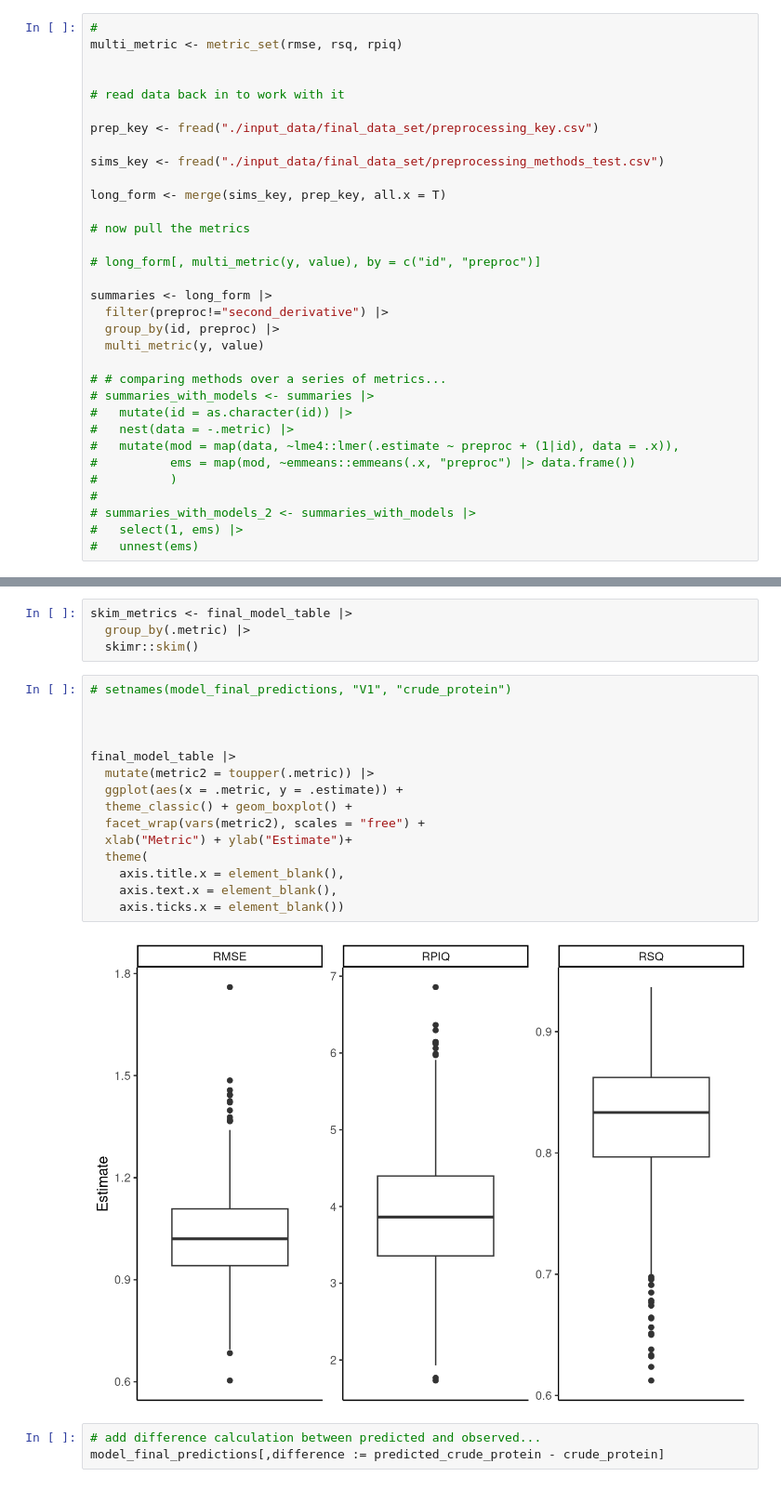
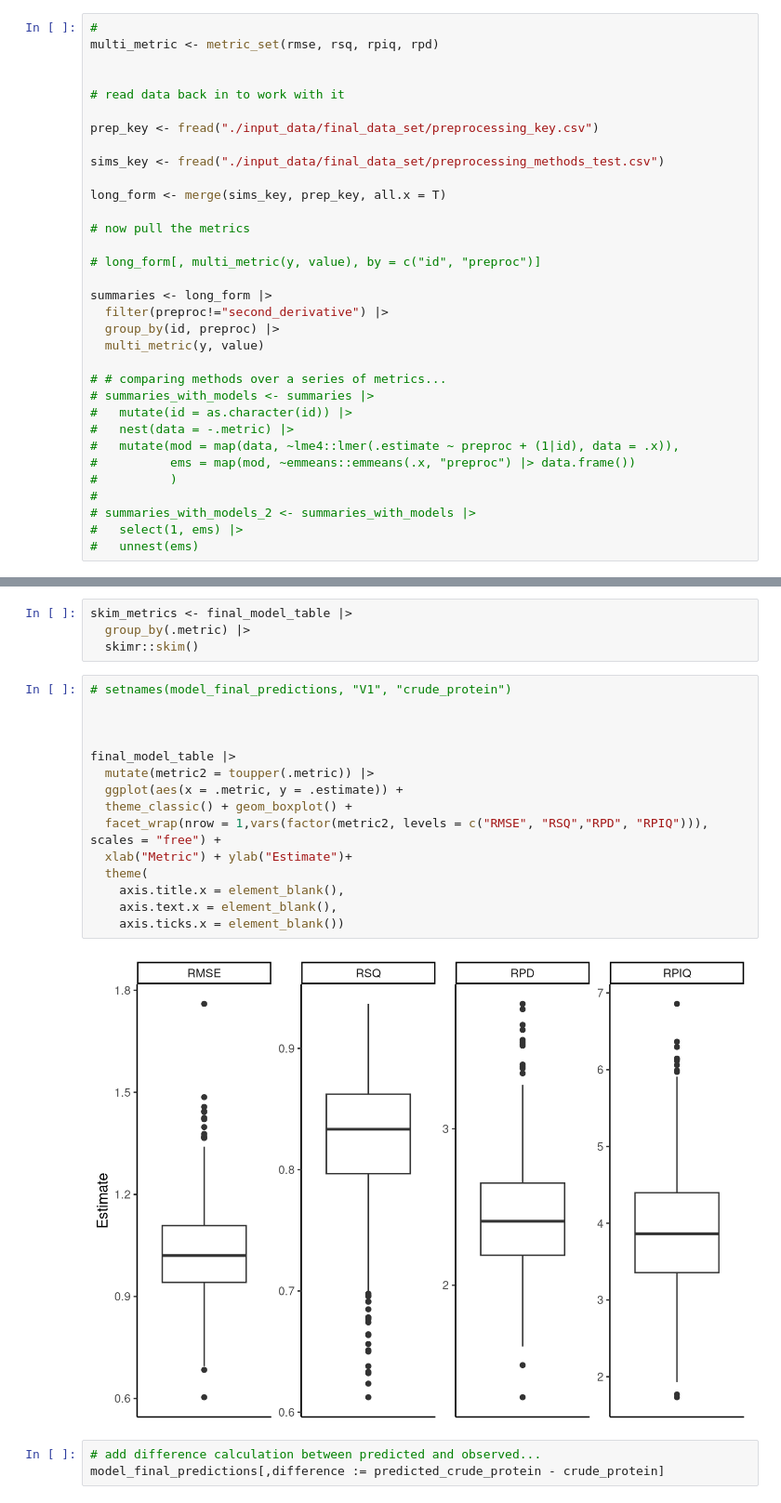
Before and after one commit to rvcrawford/glowing-system, a Jupyter notebook: index.embed.ipynb, the cells around one changed output, grey strips where cells are left out. Shown at 93% size. Cells and saved outputs as stored; diff of their text form.

```diff
--- a/index.embed.ipynb
+++ b/index.embed.ipynb
@@ -132,7 +132,7 @@ knitr::kable(my_summary)
 ### Preprocessing methods comparison
 # %%
 #
-multi_metric <- metric_set(rmse, rsq, rpiq)
+multi_metric <- metric_set(rmse, rsq, rpiq, rpd)
 
 
 # read data back in to work with it
@@ -317,20 +340,20 @@ skim_metrics <- final_model_table |>
 # %%
 # setnames(model_final_predictions, "V1", "crude_protein")
 
 
 
 final_model_table |>
   mutate(metric2 = toupper(.metric)) |>
   ggplot(aes(x = .metric, y = .estimate)) +
   theme_classic() + geom_boxplot() +
-  facet_wrap(vars(metric2), scales = "free") +
+  facet_wrap(nrow = 1,vars(factor(metric2, levels = c("RMSE", "RSQ","RPD", "RPIQ"))), scales = "free") +
   xlab("Metric") + ylab("Estimate")+
   theme(
     axis.title.x = element_blank(),
     axis.text.x = element_blank(),
     axis.ticks.x = element_blank())
 # %% [output]
-[figure, old version]
+[figure, new version]
 # %%
 # add difference calculation between predicted and observed...
 model_final_predictions[,difference := predicted_crude_protein - crude_protein]
```
Also changed, not shown: parts of 11 cells of this notebook, 20 other files.
